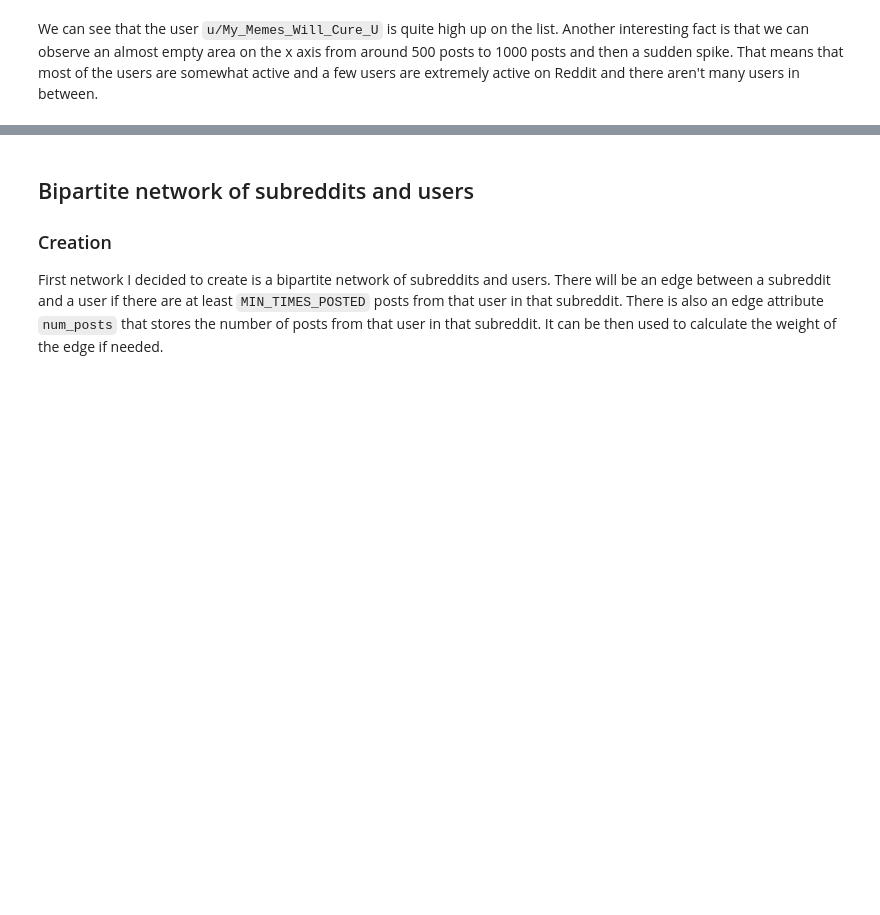
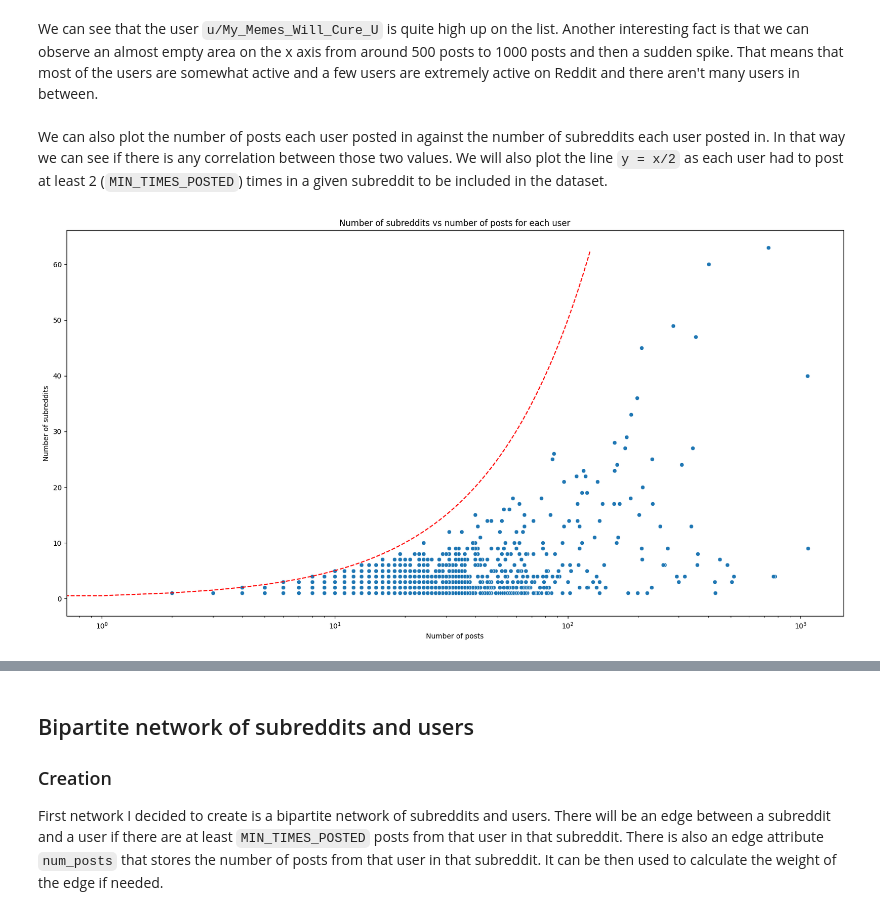
Before and after one commit to steciuk/SNA-reddit-bipartite-analysis, a Jupyter notebook: project.ipynb, the cells around one changed output, grey strips where cells are left out. Cells and saved outputs as stored; diff of their text form; code cells hidden in the pictures; blank space fills up the shorter version.

```diff
--- a/project.ipynb
+++ b/project.ipynb
@@ -361,3 +361,23 @@ plt.show()
 [figure]
 # %% [markdown]
 We can see that the user `u/My_Memes_Will_Cure_U` is quite high up on the list. Another interesting fact is that we can observe an almost empty area on the x axis from around 500 posts to 1000 posts and then a sudden spike. That means that most of the users are somewhat active and a few users are extremely active on Reddit and there aren't many users in between.
+# %% [markdown]
+We can also plot the number of posts each user posted in against the number of subreddits each user posted in. In that way we can see if there is any correlation between those two values. We will also plot the line `y = x/2` as each user had to post at least 2 (`MIN_TIMES_POSTED`) times in a given subreddit to be included in the dataset.
+# %%
+# plot the number of posts of each user against the number of subreddits they posted in
+num_posts_and_subs_per_user = num_posts_per_user.merge(num_subs_per_user, on="author")
+
+plt.figure(figsize=(20, 10))
+sns.scatterplot(data=num_posts_and_subs_per_user, x="num_posts", y="num_subs")
+plt.xscale("log")
+plt.title("Number of subreddits vs number of posts for each user")
+plt.xlabel("Number of posts")
+plt.ylabel("Number of subreddits")
+
+# plot y = 2x
+x = [i for i in range(num_subs_per_user["num_subs"].max() * 2)]
+plt.plot(x, [i/2 for i in x], color="red", linestyle="--")
+
+plt.show()
+# %% [output]
+[figure, added]
```
Also changed, not shown: parts of 16 cells of this notebook, 4 other files.
